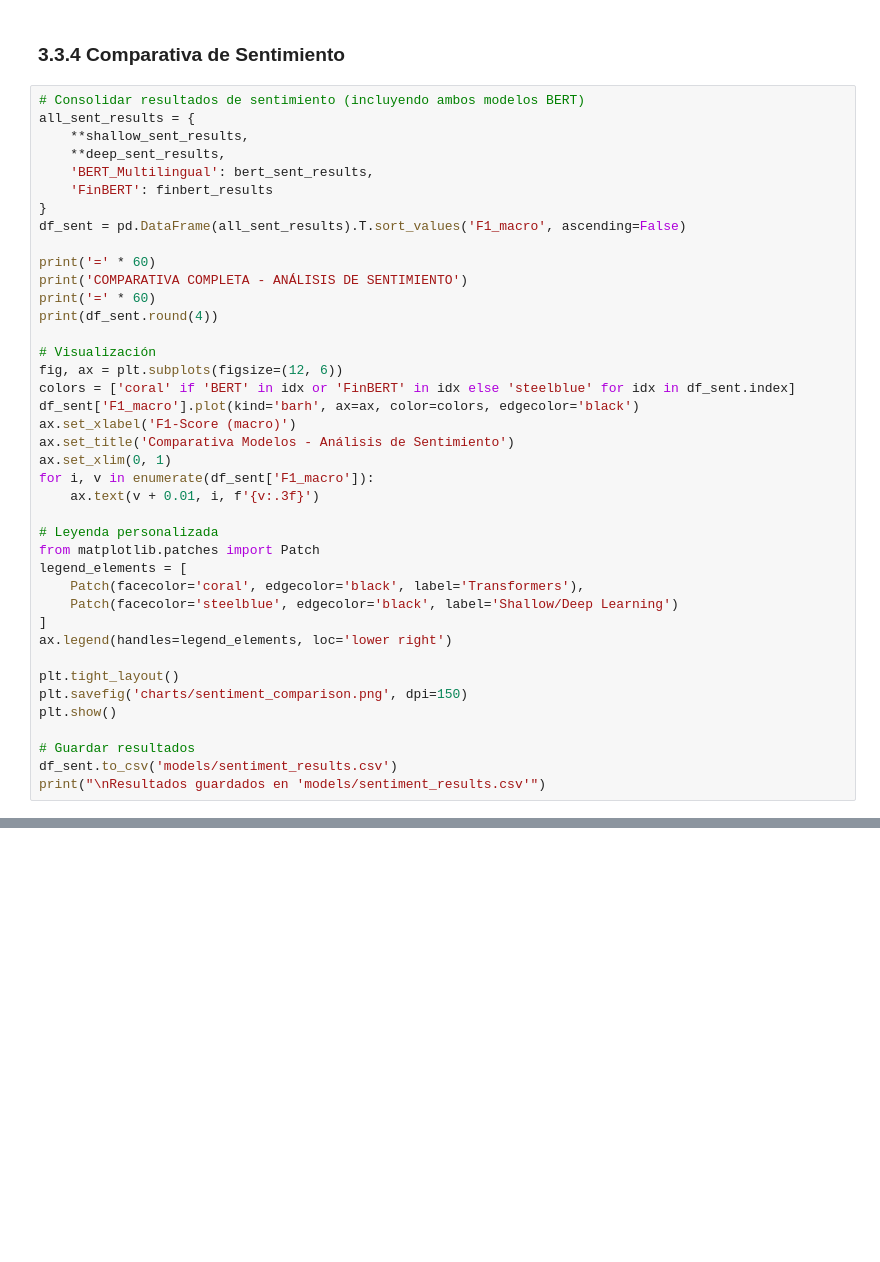
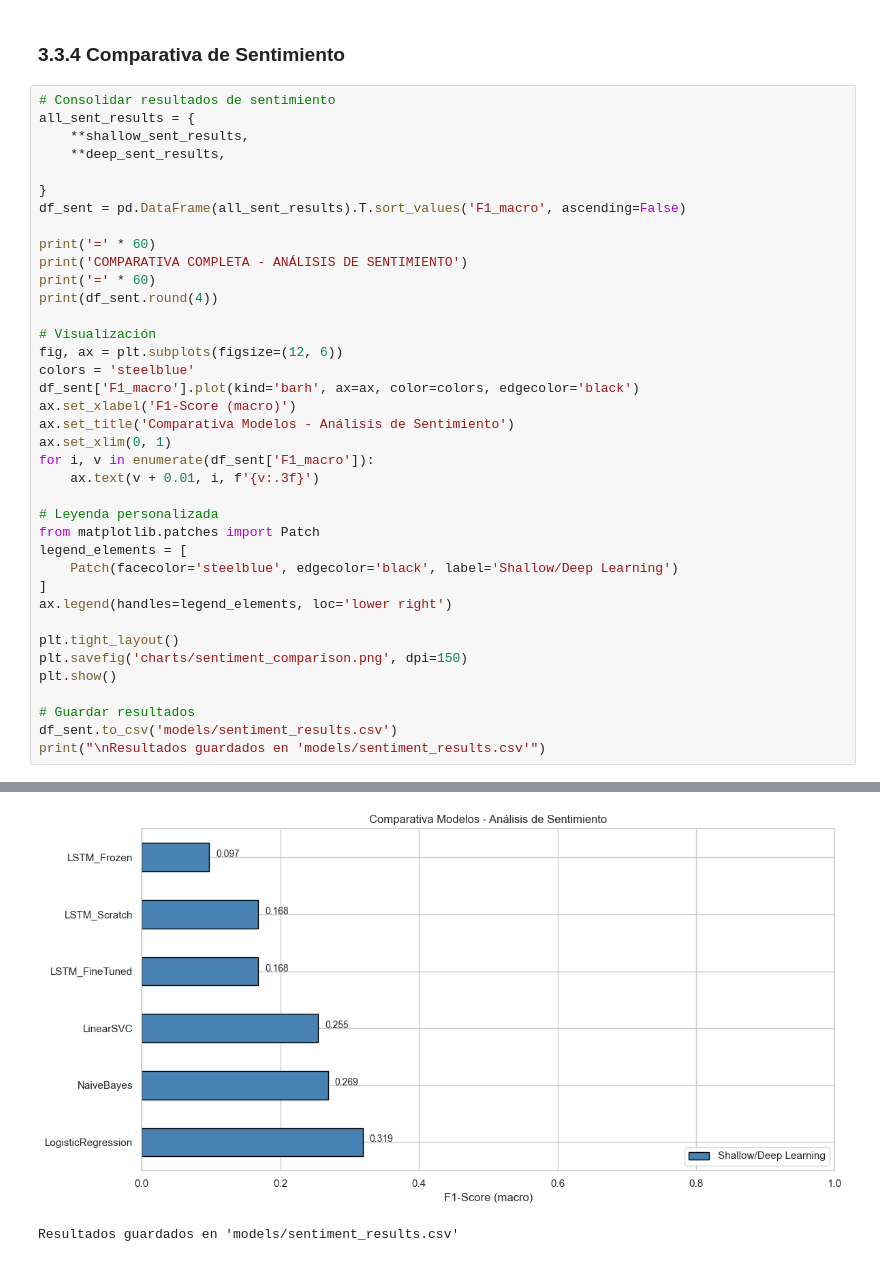
Before and after one commit to Ibonarambarri/NLP_TrabajoFinal, a Jupyter notebook: notebook.ipynb, the cells around one changed output, grey strips where cells are left out. Drawn from its saved outputs; the diff is of its cells as text; blank space fills up the shorter version.

```diff
--- a/notebook.ipynb
+++ b/notebook.ipynb
@@ -2136,12 +1562,11 @@ Gráfico guardado en 'charts/bert_vs_finbert_sentiment.png'
 # %% [markdown]
 ### 3.3.4 Comparativa de Sentimiento
 # %%
-# Consolidar resultados de sentimiento (incluyendo ambos modelos BERT)
+# Consolidar resultados de sentimiento
 all_sent_results = {
     **shallow_sent_results,
     **deep_sent_results,
-    'BERT_Multilingual': bert_sent_results,
-    'FinBERT': finbert_results
+
 }
 df_sent = pd.DataFrame(all_sent_results).T.sort_values('F1_macro', ascending=False)
 
@@ -2152,7 +1577,7 @@ print(df_sent.round(4))
 
 # Visualización
 fig, ax = plt.subplots(figsize=(12, 6))
-colors = ['coral' if 'BERT' in idx or 'FinBERT' in idx else 'steelblue' for idx in df_sent.index]
+colors = 'steelblue'
 df_sent['F1_macro'].plot(kind='barh', ax=ax, color=colors, edgecolor='black')
 ax.set_xlabel('F1-Score (macro)')
 ax.set_title('Comparativa Modelos - Análisis de Sentimiento')
@@ -2163,7 +1588,6 @@ for i, v in enumerate(df_sent['F1_macro']):
 # Leyenda personalizada
 from matplotlib.patches import Patch
 legend_elements = [
-    Patch(facecolor='coral', edgecolor='black', label='Transformers'),
     Patch(facecolor='steelblue', edgecolor='black', label='Shallow/Deep Learning')
 ]
 ax.legend(handles=legend_elements, loc='lower right')
@@ -2175,3 +1599,4 @@ plt.show()
 # Guardar resultados
 df_sent.to_csv('models/sentiment_results.csv')
 print("\nResultados guardados en 'models/sentiment_results.csv'")
+# %% [output]
@@ -2177,0 +1613,2 @@ print("\nResultados guardados en 'models/sentiment_results.csv'")
+[figure, added]
+Resultados guardados en 'models/sentiment_results.csv'
```
Also changed, not shown: parts of 24 cells of this notebook, 10 other files.
